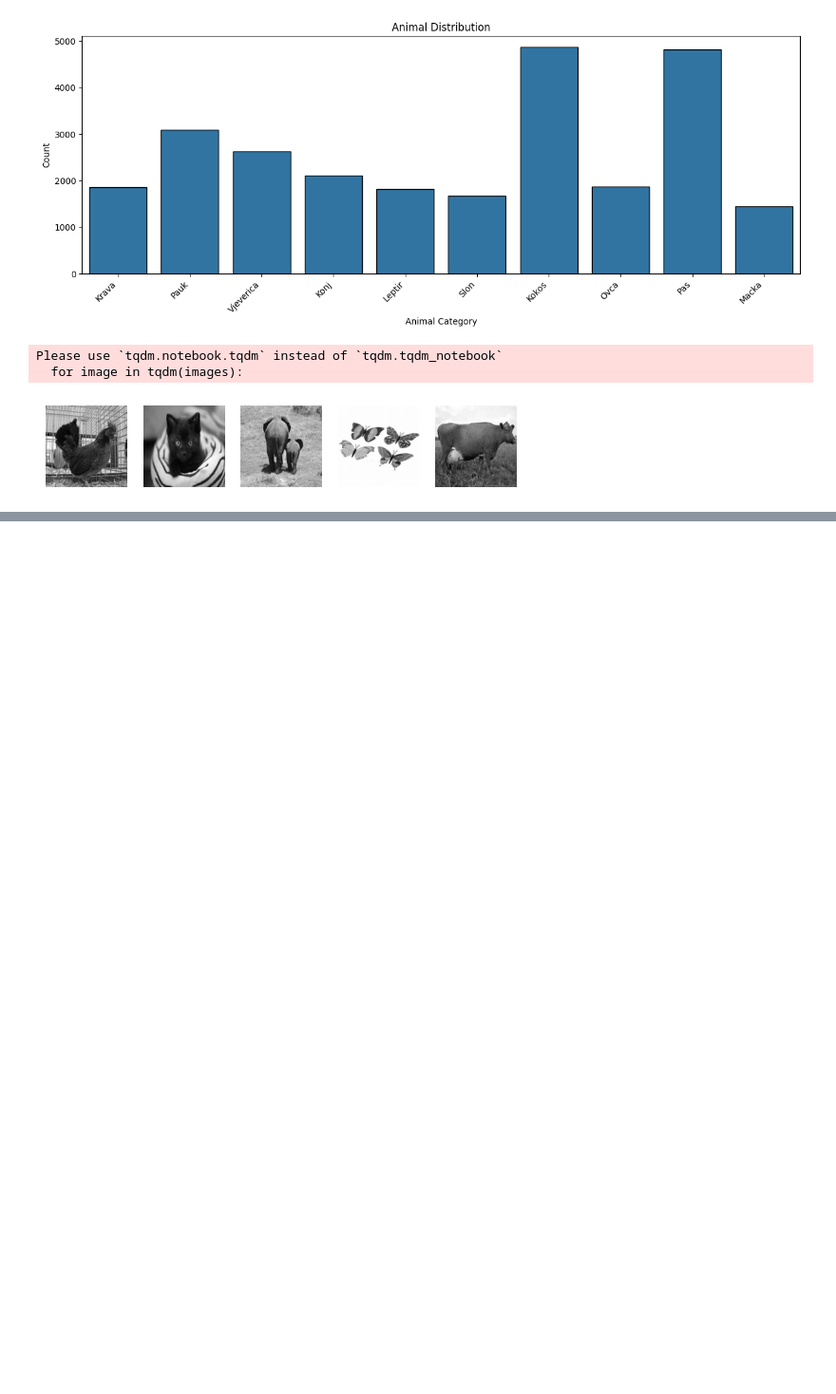
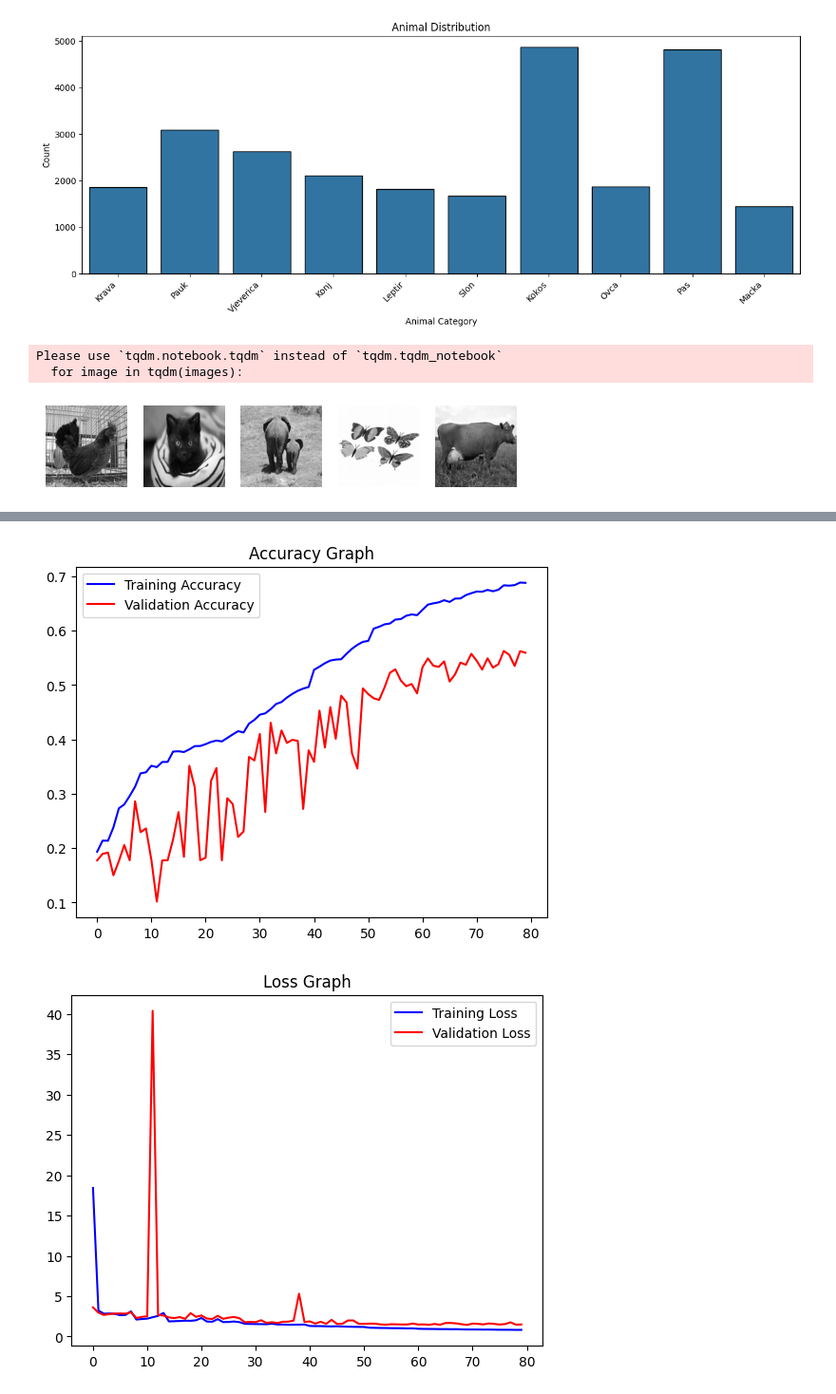
Before and after one commit to VladimirVladetic/RUAPAnimals, a Jupyter notebook: Animals.ipynb, the cells around one changed output, grey strips where cells are left out. Shown at 95% size. Cells and saved outputs as stored; diff of their text form; code cells hidden in the pictures; blank space fills up the shorter version.

```diff
--- a/Animals.ipynb
+++ b/Animals.ipynb
@@ -259,6 +258,12 @@ def display_loss_graph(history):
     plt.title("Loss Graph")
     plt.legend()
     plt.show()
+# %%
+display_acc_graph(history)
+display_loss_graph(history)
+# %% [output]
+[figure, added]
+[figure, added]
 # %%
 #KNN
 import pickle
```
Also changed, not shown: parts of 3 cells of this notebook.
